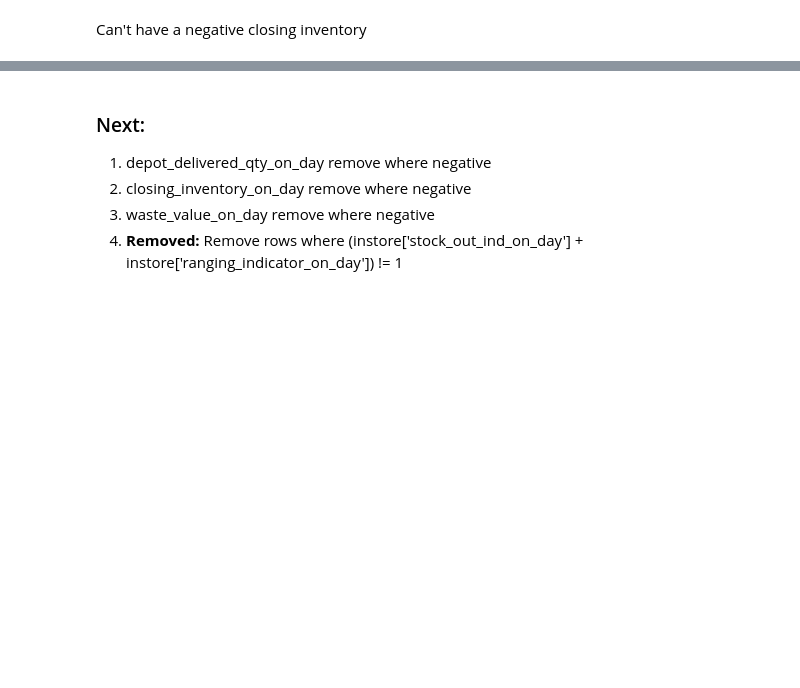
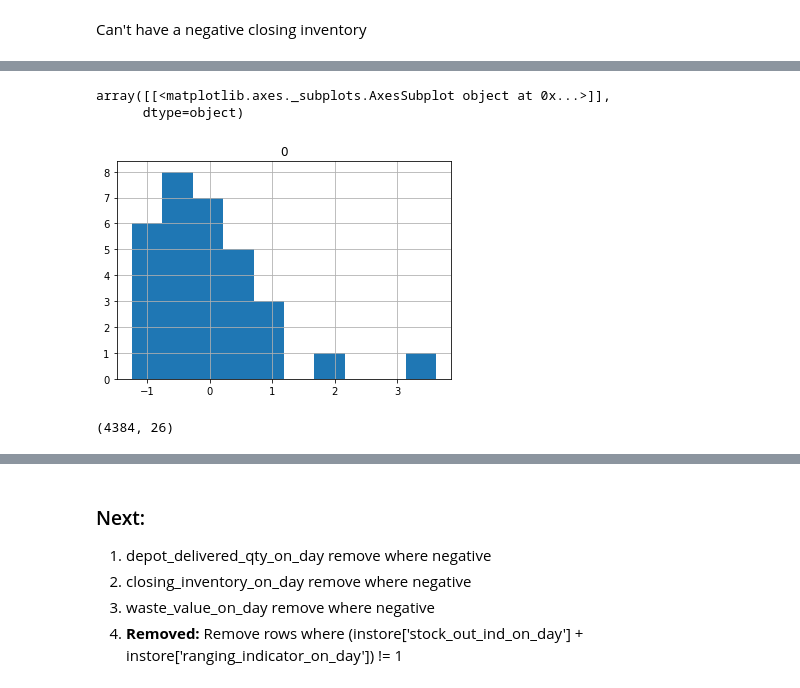
Before and after one commit to ch4413/foodsupply, a Jupyter notebook: notebooks/0_data_checks.ipynb, the cells around one changed output, grey strips where cells are left out. Cells and saved outputs as stored; diff of their text form; code cells hidden in the pictures; blank space fills up the shorter version.

```diff
--- a/notebooks/0_data_checks.ipynb
+++ b/notebooks/0_data_checks.ipynb
@@ -193,0 +214,10 @@ Can't have a negative closing inventory
+# %%
+store_product = instore[(instore['upc']==155915) & (instore['store_id']==1312)]
+# %%
+z_scores = pd.DataFrame(stats.zscore(store_product['sales_value_on_day'], nan_policy='omit'))
+# %%
+z_scores.hist()
+# %% [output]
+array([[<matplotlib.axes._subplots.AxesSubplot object at 0x...>]],
+      dtype=object)
+[figure, added]
@@ -193,0 +230,4 @@ Can't have a negative closing inventory
+# %%
+store.shape
+# %% [output]
+(4384, 26)
```
Also changed, not shown: parts of 22 cells of this notebook, 3 other files.
